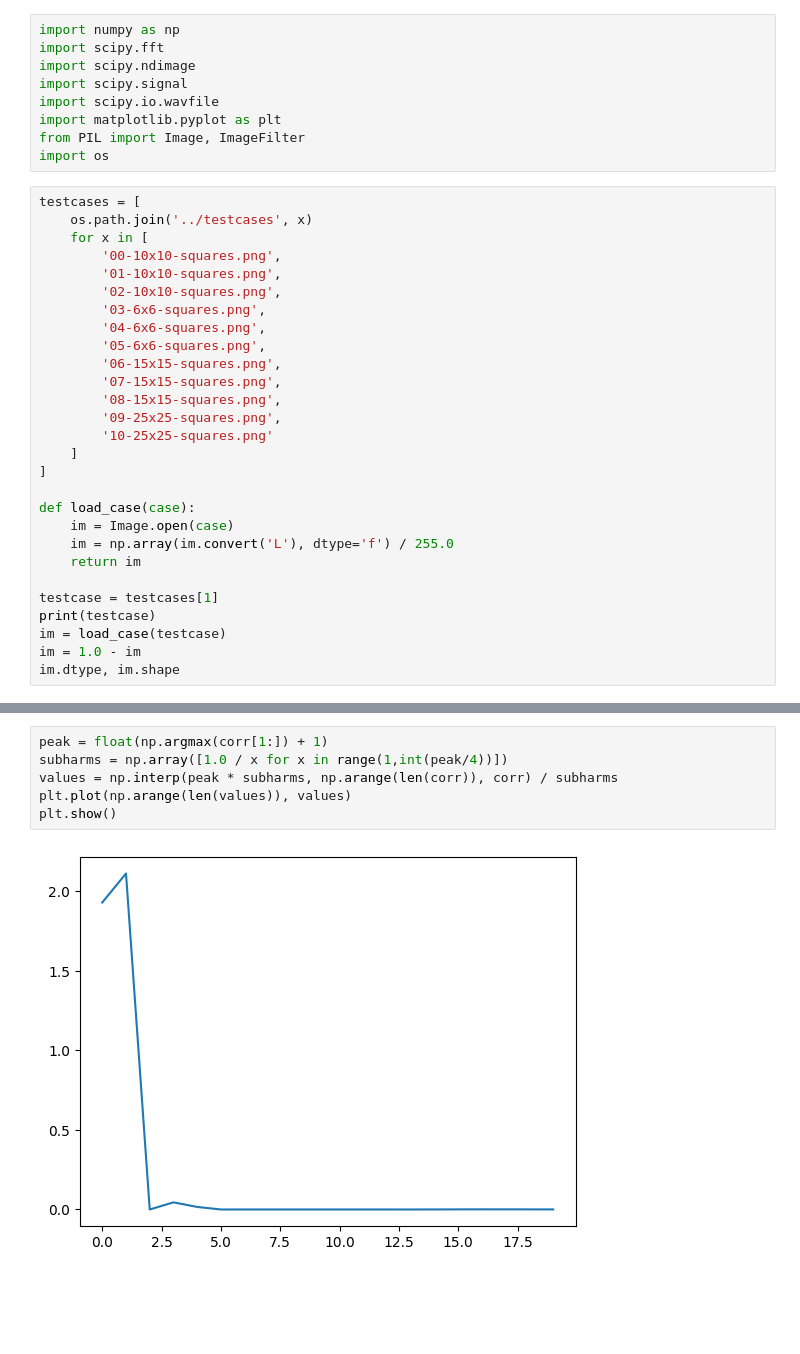
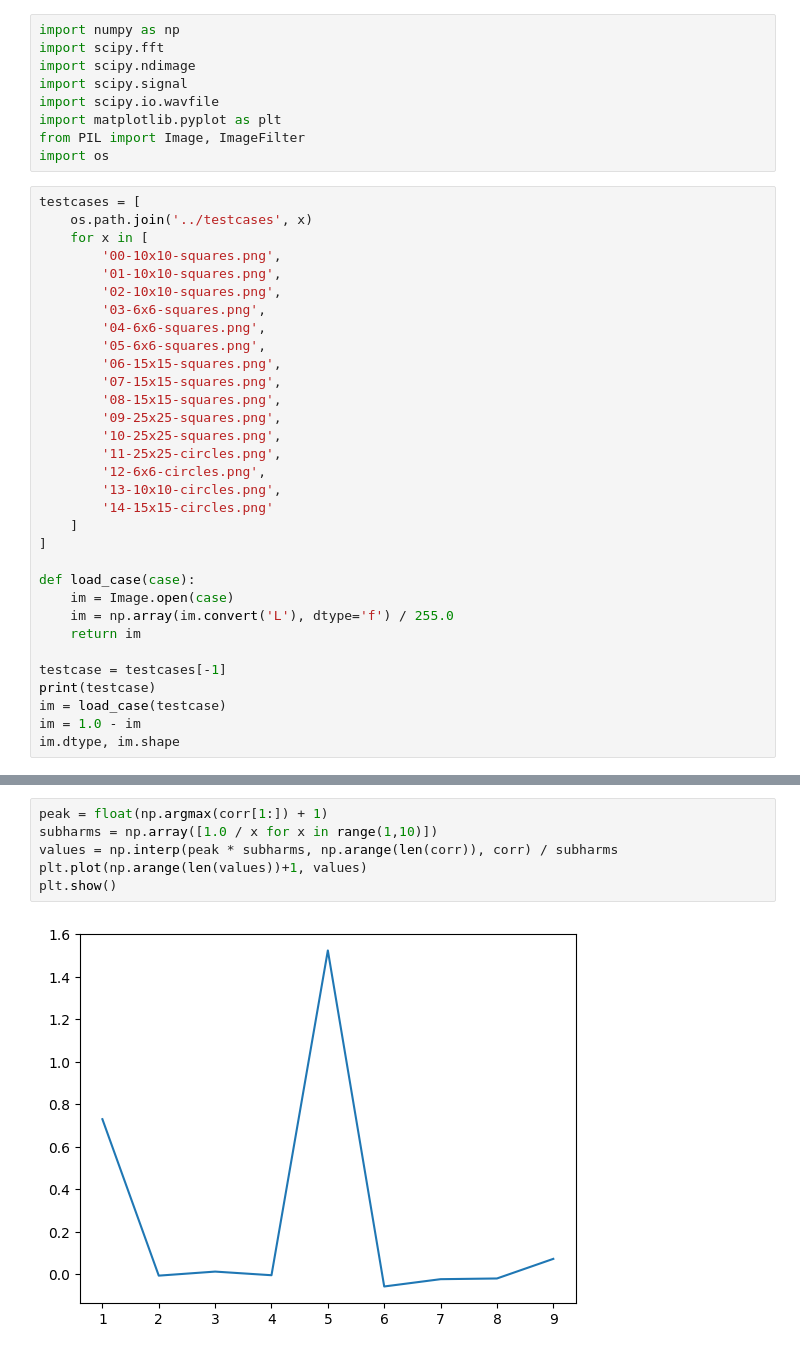
Before and after one commit to aji/yin-yang-extractor, a Jupyter notebook: notebooks/grid_bounds.ipynb, the cells around one changed output, grey strips where cells are left out. Drawn from its saved outputs; the diff is of its cells as text; blank space fills up the shorter version.

```diff
--- a/notebooks/grid_bounds.ipynb
+++ b/notebooks/grid_bounds.ipynb
@@ -21,7 +21,11 @@ testcases = [
         '07-15x15-squares.png',
         '08-15x15-squares.png',
         '09-25x25-squares.png',
-        '10-25x25-squares.png'
+        '10-25x25-squares.png',
+        '11-25x25-circles.png',
+        '12-6x6-circles.png',
+        '13-10x10-circles.png',
+        '14-15x15-circles.png'
     ]
 ]
 
@@ -30,7 +34,7 @@ def load_case(case):
     im = np.array(im.convert('L'), dtype='f') / 255.0
     return im
 
-testcase = testcases[1]
+testcase = testcases[-1]
 print(testcase)
 im = load_case(testcase)
 im = 1.0 - im
@@ -74,8 +78,8 @@ plt.show()
 # %%
 peak = float(np.argmax(corr[1:]) + 1)
-subharms = np.array([1.0 / x for x in range(1,int(peak/4))])
+subharms = np.array([1.0 / x for x in range(1,10)])
 values = np.interp(peak * subharms, np.arange(len(corr)), corr) / subharms
-plt.plot(np.arange(len(values)), values)
+plt.plot(np.arange(len(values))+1, values)
 plt.show()
 # %% [output]
-[figure, old version]
+[figure, new version]
```
Also changed, not shown: parts of 4 cells of this notebook, 5 other files.
